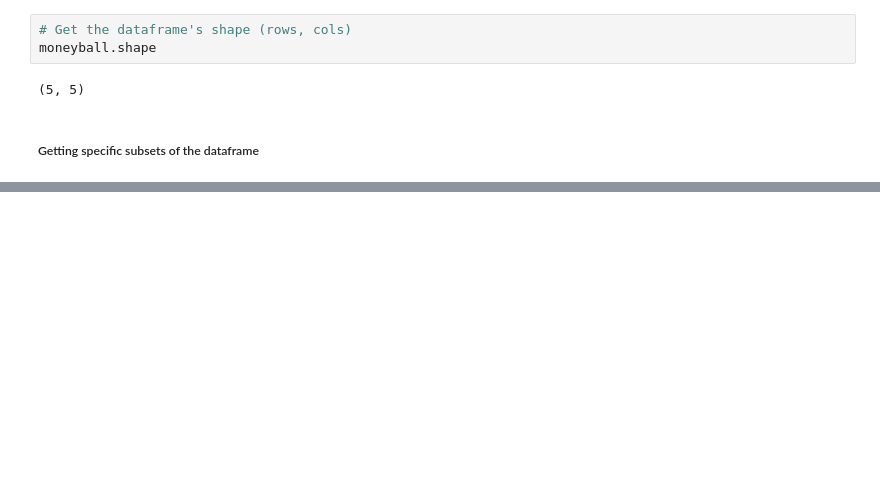
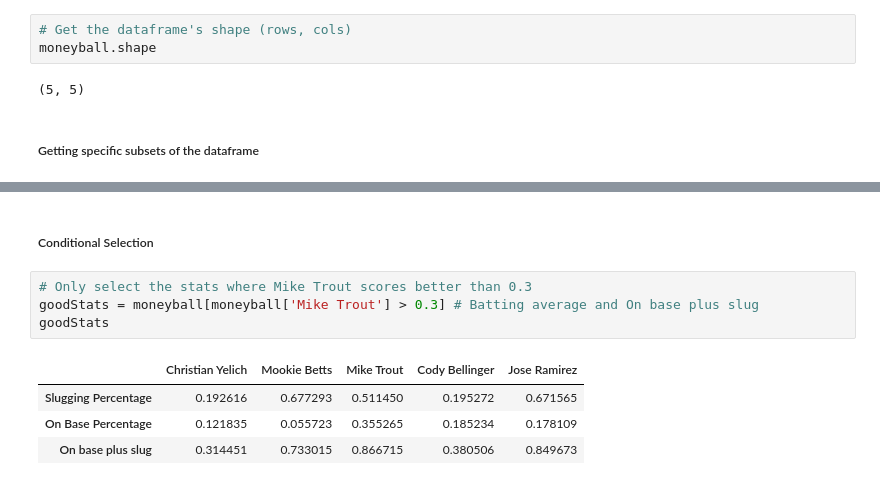
Before and after one commit to kamelCased/learningDataScience, a Jupyter notebook: Pandas.ipynb, the cells around one changed output, grey strips where cells are left out. Saved outputs shown, nothing was run; the diff lists cells and outputs as text; blank space fills up the shorter version.

```diff
--- a/Pandas.ipynb
+++ b/Pandas.ipynb
@@ -339,0 +340,11 @@ moneyball.loc[['Hit Percentage','Slugging Percentage','On Base Percentage'], ['M
+# %% [markdown]
+##### Conditional Selection
+# %%
+# Only select the stats where Mike Trout scores better than 0.3
+goodStats = moneyball[moneyball['Mike Trout'] > 0.3] # Batting average and On base plus slug
+goodStats
+# %% [output]
+|  | Christian Yelich | Mookie Betts | Mike Trout | Cody Bellinger | Jose Ramirez |
+| Slugging Percentage | 0.192616 | 0.677293 | 0.511450 | 0.195272 | 0.671565 |
+| On Base Percentage | 0.121835 | 0.055723 | 0.355265 | 0.185234 | 0.178109 |
+| On base plus slug | 0.314451 | 0.733015 | 0.866715 | 0.380506 | 0.849673 |
```
Also changed, not shown: parts of 29 cells of this notebook.
